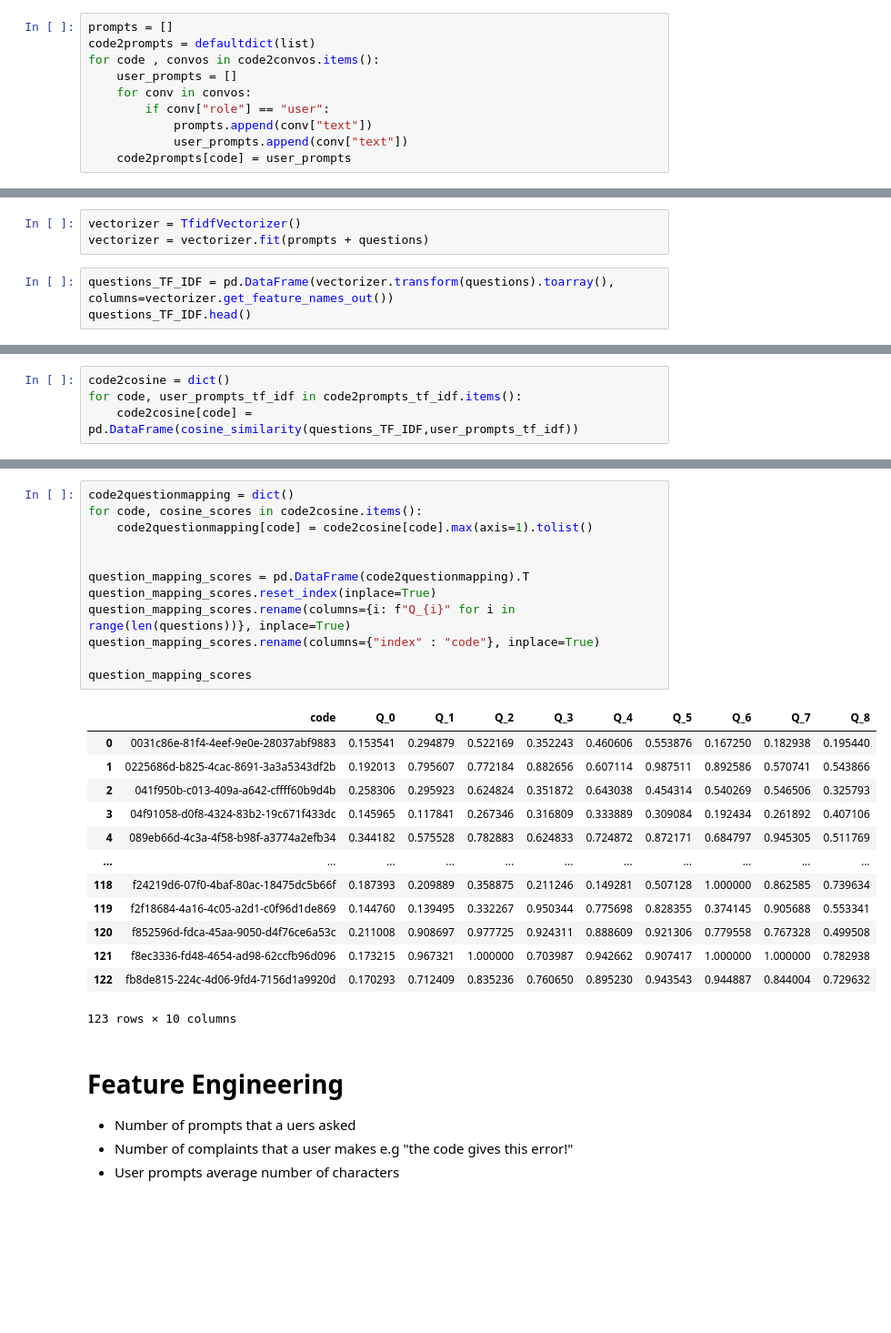
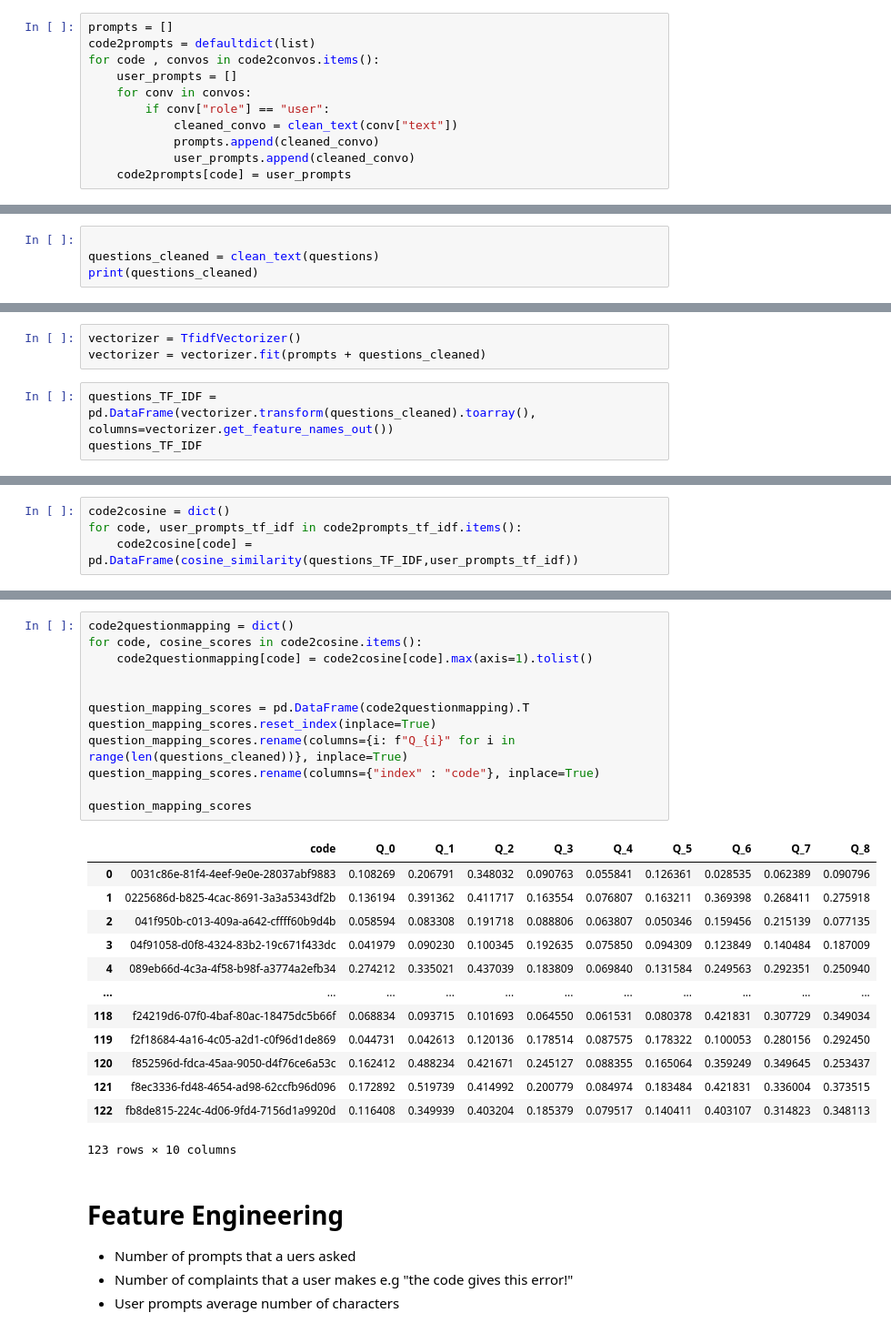
Before and after one commit to nusret35/cs412-project, a Jupyter notebook: cs412_code_base.ipynb, the cells around one changed output, grey strips where cells are left out. Shown at 91% size. Saved outputs shown, nothing was run; the diff lists cells and outputs as text; blank space fills up the shorter version.

```diff
--- a/cs412_code_base.ipynb
+++ b/cs412_code_base.ipynb
@@ -101,8 +163,9 @@ for code , convos in code2convos.items():
     user_prompts = []
     for conv in convos:
         if conv["role"] == "user":
-            prompts.append(conv["text"])
-            user_prompts.append(conv["text"])
+            cleaned_convo = clean_text(conv["text"])
+            prompts.append(cleaned_convo)
+            user_prompts.append(cleaned_convo)
     code2prompts[code] = user_prompts
 # %%
 prompts[1]
@@ -178,0 +244,4 @@ Hint: You can use the confusion_matrix function from sklearn.metrics
+# %%
+
+questions_cleaned = clean_text(questions)
+print(questions_cleaned)
@@ -179,9 +250,9 @@ Hint: You can use the confusion_matrix function from sklearn.metrics
 # %%
 vectorizer = TfidfVectorizer()
-vectorizer = vectorizer.fit(prompts + questions)
+vectorizer = vectorizer.fit(prompts + questions_cleaned)
 # %%
-questions_TF_IDF = pd.DataFrame(vectorizer.transform(questions).toarray(), columns=vectorizer.get_feature_names_out())
-questions_TF_IDF.head()
+questions_TF_IDF = pd.DataFrame(vectorizer.transform(questions_cleaned).toarray(), columns=vectorizer.get_feature_names_out())
+questions_TF_IDF
 # %% [output]
 |  | 00000 | 000000 | 000196 | 000282 | 000284 | 000360 | 000469 | 000750 | 000886 | 000991 | ... | ... |
 | 0 | 0.0 | 0.0 | 0.0 | 0.0 | 0.0 | 0.0 | 0.0 | 0.0 | 0.0 | 0.0 | ... | ... |
@@ -229,28 +304,28 @@ questions[4]
 # %%
 code2questionmapping = dict()
 for code, cosine_scores in code2cosine.items():
     code2questionmapping[code] = code2cosine[code].max(axis=1).tolist()
 
 
 question_mapping_scores = pd.DataFrame(code2questionmapping).T
 question_mapping_scores.reset_index(inplace=True)
-question_mapping_scores.rename(columns={i: f"Q_{i}" for i in range(len(questions))}, inplace=True)
+question_mapping_scores.rename(columns={i: f"Q_{i}" for i in range(len(questions_cleaned))}, inplace=True)
 question_mapping_scores.rename(columns={"index" : "code"}, inplace=True)
 
 question_mapping_scores
 # %% [output]
 |  | code | Q_0 | Q_1 | Q_2 | Q_3 | Q_4 | Q_5 | Q_6 | Q_7 | Q_8 |
-| 0 | 0031c86e-81f4-4eef-9e0e-28037abf9883 | 0.153541 | 0.294879 | 0.522169 | 0.352243 | 0.460606 | 0.553876 | 0.167250 | 0.182938 | 0.195440 |
-| 1 | 0225686d-b825-4cac-8691-3a3a5343df2b | 0.192013 | 0.795607 | 0.772184 | 0.882656 | 0.607114 | 0.987511 | 0.892586 | 0.570741 | 0.543866 |
-| 2 | 041f950b-c013-409a-a642-cffff60b9d4b | 0.258306 | 0.295923 | 0.624824 | 0.351872 | 0.643038 | 0.454314 | 0.540269 | 0.546506 | 0.325793 |
-| 3 | 04f91058-d0f8-4324-83b2-19c671f433dc | 0.145965 | 0.117841 | 0.267346 | 0.316809 | 0.333889 | 0.309084 | 0.192434 | 0.261892 | 0.407106 |
-| 4 | 089eb66d-4c3a-4f58-b98f-a3774a2efb34 | 0.344182 | 0.575528 | 0.782883 | 0.624833 | 0.724872 | 0.872171 | 0.684797 | 0.945305 | 0.511769 |
+| 0 | 0031c86e-81f4-4eef-9e0e-28037abf9883 | 0.108269 | 0.206791 | 0.348032 | 0.090763 | 0.055841 | 0.126361 | 0.028535 | 0.062389 | 0.090796 |
+| 1 | 0225686d-b825-4cac-8691-3a3a5343df2b | 0.136194 | 0.391362 | 0.411717 | 0.163554 | 0.076807 | 0.163211 | 0.369398 | 0.268411 | 0.275918 |
+| 2 | 041f950b-c013-409a-a642-cffff60b9d4b | 0.058594 | 0.083308 | 0.191718 | 0.088806 | 0.063807 | 0.050346 | 0.159456 | 0.215139 | 0.077135 |
+| 3 | 04f91058-d0f8-4324-83b2-19c671f433dc | 0.041979 | 0.090230 | 0.100345 | 0.192635 | 0.075850 | 0.094309 | 0.123849 | 0.140484 | 0.187009 |
+| 4 | 089eb66d-4c3a-4f58-b98f-a3774a2efb34 | 0.274212 | 0.335021 | 0.437039 | 0.183809 | 0.069840 | 0.131584 | 0.249563 | 0.292351 | 0.250940 |
 | ... | ... | ... | ... | ... | ... | ... | ... | ... | ... | ... |
-| 118 | f24219d6-07f0-4baf-80ac-18475dc5b66f | 0.187393 | 0.209889 | 0.358875 | 0.211246 | 0.149281 | 0.507128 | 1.000000 | 0.862585 | 0.739634 |
-| 119 | f2f18684-4a16-4c05-a2d1-c0f96d1de869 | 0.144760 | 0.139495 | 0.332267 | 0.950344 | 0.775698 | 0.828355 | 0.374145 | 0.905688 | 0.553341 |
-| 120 | f852596d-fdca-45aa-9050-d4f76ce6a53c | 0.211008 | 0.908697 | 0.977725 | 0.924311 | 0.888609 | 0.921306 | 0.779558 | 0.767328 | 0.499508 |
-| 121 | f8ec3336-fd48-4654-ad98-62ccfb96d096 | 0.173215 | 0.967321 | 1.000000 | 0.703987 | 0.942662 | 0.907417 | 1.000000 | 1.000000 | 0.782938 |
-| 122 | fb8de815-224c-4d06-9fd4-7156d1a9920d | 0.170293 | 0.712409 | 0.835236 | 0.760650 | 0.895230 | 0.943543 | 0.944887 | 0.844004 | 0.729632 |
+| 118 | f24219d6-07f0-4baf-80ac-18475dc5b66f | 0.068834 | 0.093715 | 0.101693 | 0.064550 | 0.061531 | 0.080378 | 0.421831 | 0.307729 | 0.349034 |
+| 119 | f2f18684-4a16-4c05-a2d1-c0f96d1de869 | 0.044731 | 0.042613 | 0.120136 | 0.178514 | 0.087575 | 0.178322 | 0.100053 | 0.280156 | 0.292450 |
+| 120 | f852596d-fdca-45aa-9050-d4f76ce6a53c | 0.162412 | 0.488234 | 0.421671 | 0.245127 | 0.088355 | 0.165064 | 0.359249 | 0.349645 | 0.253437 |
+| 121 | f8ec3336-fd48-4654-ad98-62ccfb96d096 | 0.172892 | 0.519739 | 0.414992 | 0.200779 | 0.084974 | 0.183484 | 0.421831 | 0.336004 | 0.373515 |
+| 122 | fb8de815-224c-4d06-9fd4-7156d1a9920d | 0.116408 | 0.349939 | 0.403204 | 0.185379 | 0.079517 | 0.140411 | 0.403107 | 0.314823 | 0.348113 |
 123 rows × 10 columns
 # %% [markdown]
 # Feature Engineering
```
Also changed, not shown: parts of 14 cells of this notebook, 3 other files.
